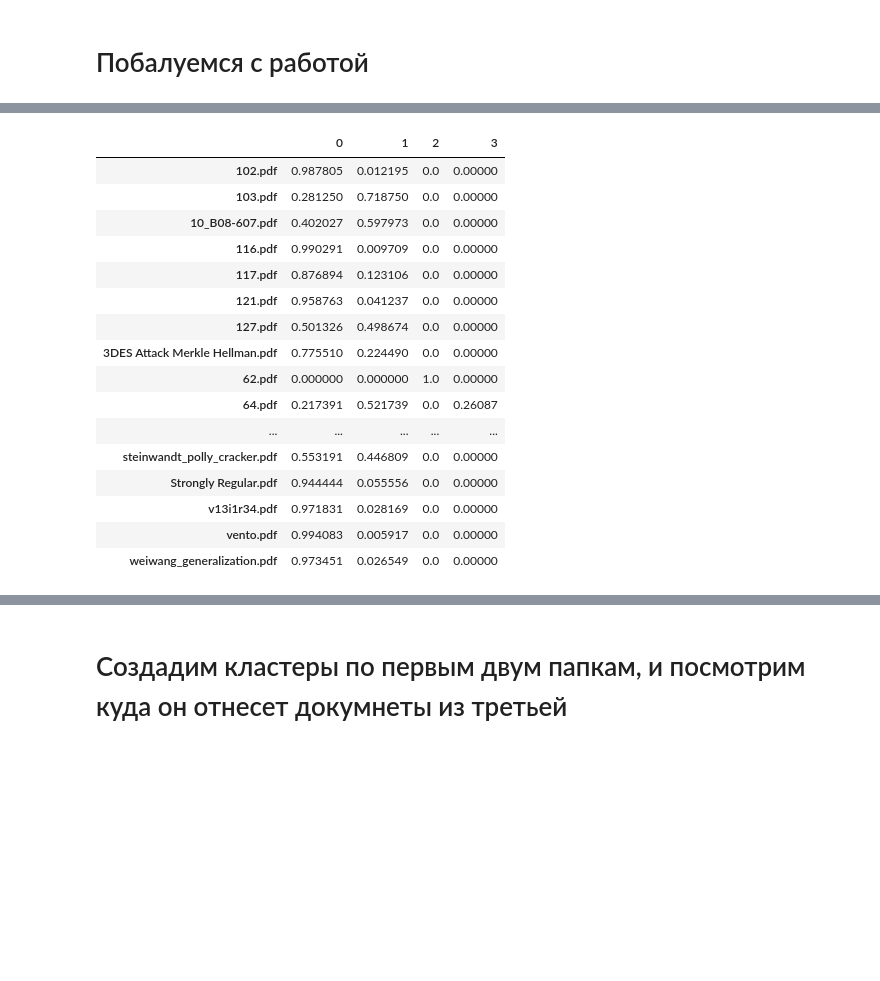
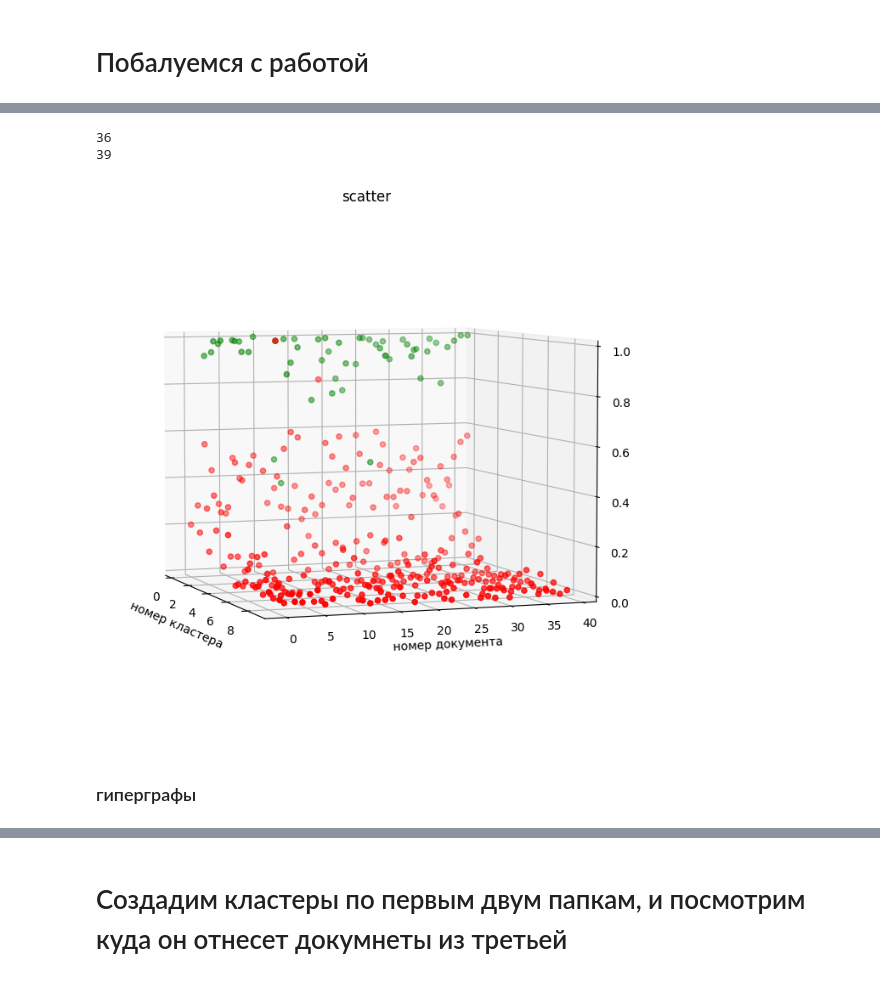
Before and after one commit to avatar4ik3/clustering, a Jupyter notebook: sample.ipynb, the cells around one changed output, grey strips where cells are left out. Saved outputs shown, nothing was run; the diff lists cells and outputs as text; code cells hidden in the pictures; blank space fills up the shorter version.

```diff
--- a/sample.ipynb
+++ b/sample.ipynb
@@ -466,21 +713,44 @@ cl_texts
-# %%
-docs = dict[str,dict[str,float]]([(x,classify(frequency(defaultTextPipe(rawDocuments2[x])),cl_texts)) for x in realNames])
-pd.DataFrame.from_dict(docs,orient='index')
-# %% [output]
-|  | 0 | 1 | 2 | 3 |
-| 102.pdf | 0.987805 | 0.012195 | 0.0 | 0.00000 |
-| 103.pdf | 0.281250 | 0.718750 | 0.0 | 0.00000 |
-| 10_B08-607.pdf | 0.402027 | 0.597973 | 0.0 | 0.00000 |
-| 116.pdf | 0.990291 | 0.009709 | 0.0 | 0.00000 |
-| 117.pdf | 0.876894 | 0.123106 | 0.0 | 0.00000 |
-| 121.pdf | 0.958763 | 0.041237 | 0.0 | 0.00000 |
-| 127.pdf | 0.501326 | 0.498674 | 0.0 | 0.00000 |
-| 3DES Attack Merkle Hellman.pdf | 0.775510 | 0.224490 | 0.0 | 0.00000 |
-| 62.pdf | 0.000000 | 0.000000 | 1.0 | 0.00000 |
-| 64.pdf | 0.217391 | 0.521739 | 0.0 | 0.26087 |
-| ... | ... | ... | ... | ... |
-| steinwandt_polly_cracker.pdf | 0.553191 | 0.446809 | 0.0 | 0.00000 |
-| Strongly Regular.pdf | 0.944444 | 0.055556 | 0.0 | 0.00000 |
-| v13i1r34.pdf | 0.971831 | 0.028169 | 0.0 | 0.00000 |
-| vento.pdf | 0.994083 | 0.005917 | 0.0 | 0.00000 |
-| weiwang_generalization.pdf | 0.973451 | 0.026549 | 0.0 | 0.00000 |
+# %%
+import matplotlib.pyplot as plt
+
+x = range(10)
+y = range(len(realNames))
+def f(x,y,d):
+    x_key = list(d.keys())[y]
+    y_key = list(d[x_key].keys())[x]
+    return d[x_key][y_key] if d[x_key][y_key] > 0 else -1
+    # return docs[names_g[y]][cls_g[x]]
+
+def f2(x,y,d):
+    x_key = list(d.keys())[y]
+    y_key = list(d[x_key].keys())[x]
+    return d[x_key][y_key]
+    # return docs[names_g[y]][cls_g[x]]
+X, Y = np.meshgrid(x, y)
+Z_values = np.matrix([[f2(xx,yy,metric_g_cosine) for xx in x] for yy in y])
+Z_2_values = np.matrix([[f2(xx,yy,metric_g_simple) for xx in x] for yy in y])
+Z = np.matrix([[f(xx,yy,metric_g_simple) for xx in x] for yy in y])
+Z2 = np.matrix([[f(xx,yy,metric_g_cosine) for xx in x] for yy in y])
+# Z2 = np.matrix([[f(xx,yy,docs2) for xx in x] for yy in y])
+z1_good = len([x for x in Z_values if x.max() > 0])
+z2_good = len([x for x in Z_2_values if x.max() > 0])
+print(z1_good)
+print(z2_good)
+fig = plt.figure()
+ax = plt.axes(projection='3d')
+ax.view_init(elev=5, azim=-20)
+ax.scatter(X, Y, Z, c="red", cmap='viridis')
+ax.scatter(X, Y, Z2, c="green", cmap='viridis')
+ax.set_title('scatter')
+ax.set_xlabel('номер кластера')
+ax.set_ylabel('номер документа')
+ax.set_zlabel('схожесть')
+ax.set_zlim(0, 1)
+
+plt.show()
+# %% [output]
+36
+39
+[figure, added]
+# %% [markdown]
+### гиперграфы
```
Also changed, not shown: parts of 42 cells of this notebook, 5 other files.
